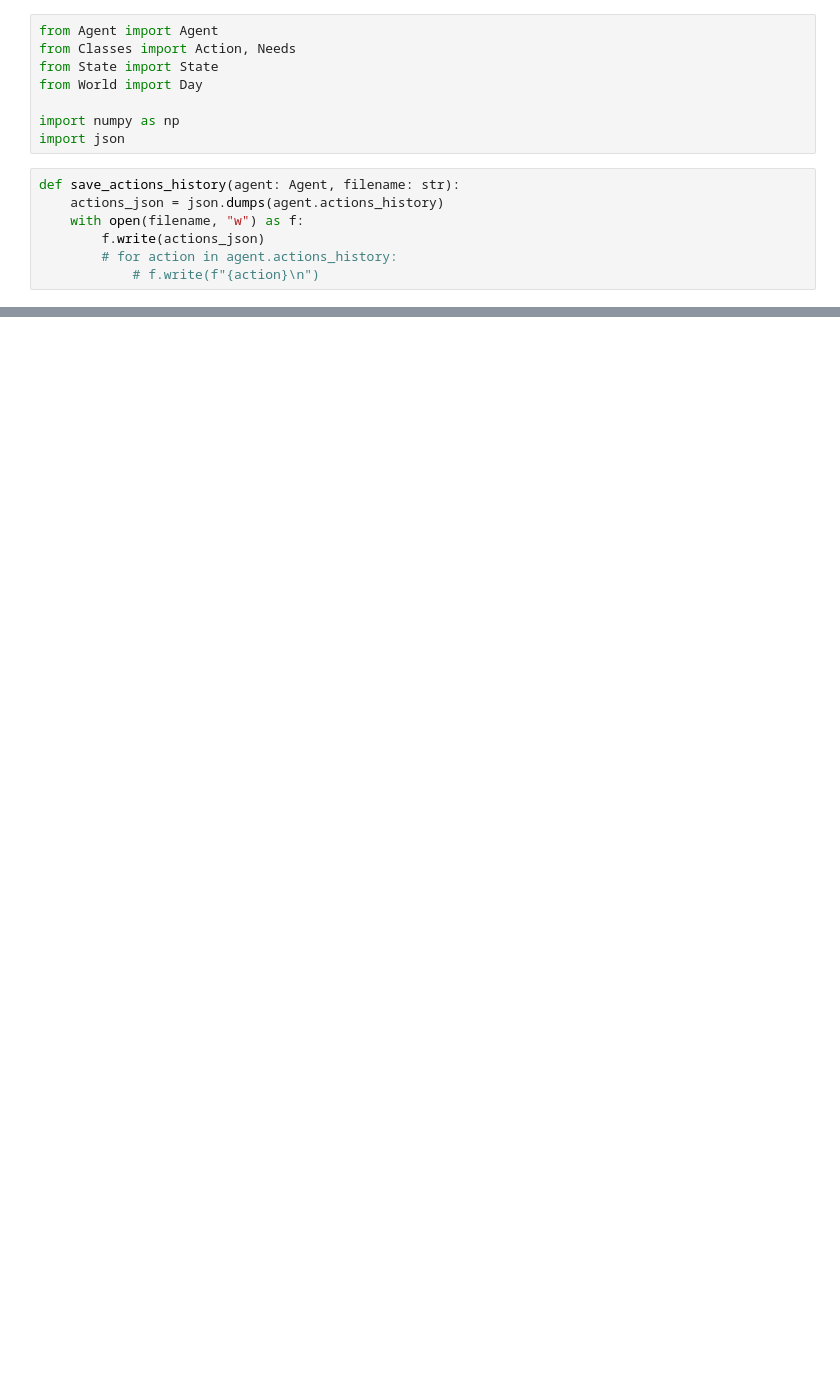
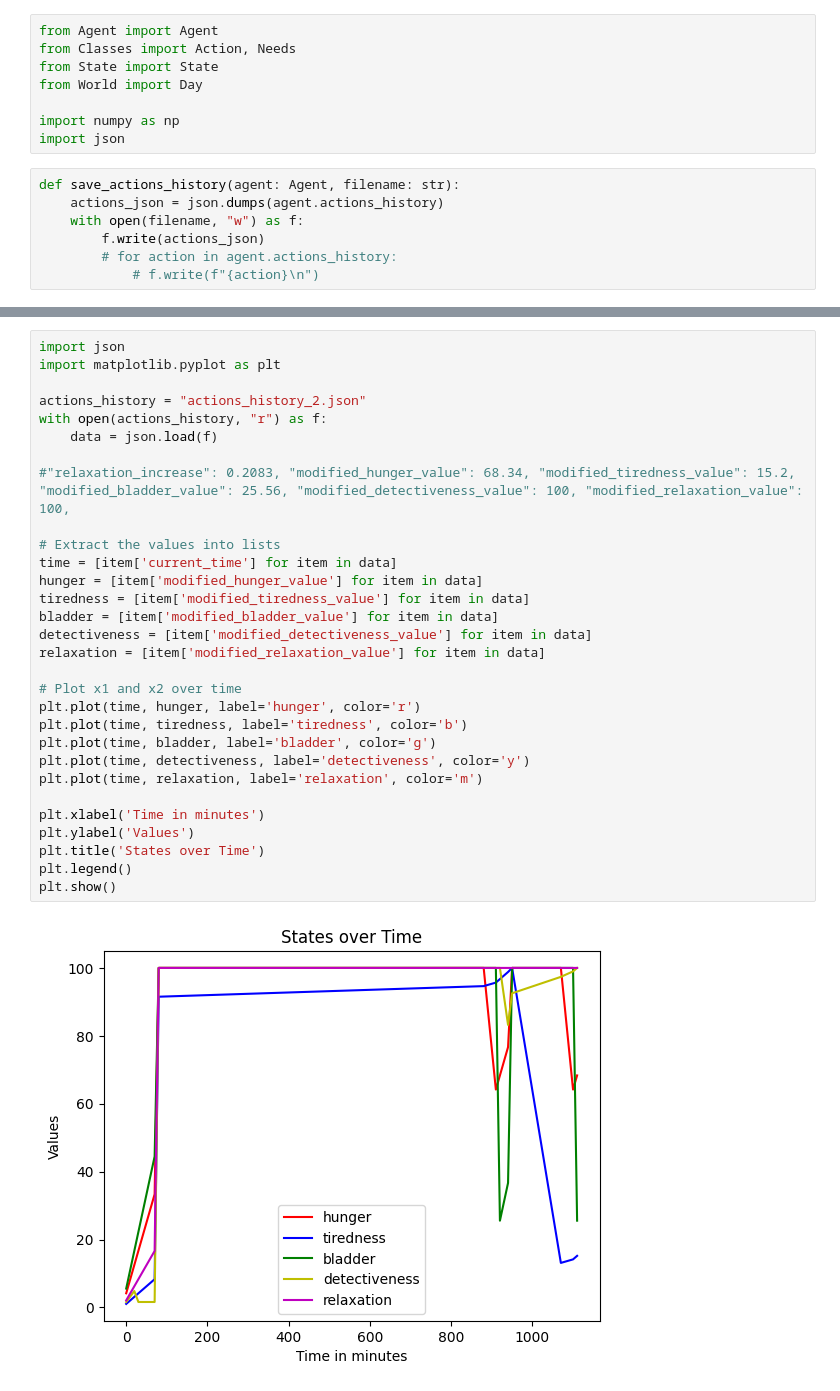
Before and after one commit to AnnieBonav/AISemesterStuff, a Jupyter notebook: Sinnielation/TestingAgent.ipynb, the cells around one changed output, grey strips where cells are left out. Drawn from its saved outputs; the diff is of its cells as text; blank space fills up the shorter version.

Commit message:
Adds relaxation and detectiveness

```diff
--- a/Sinnielation/TestingAgent.ipynb
+++ b/Sinnielation/TestingAgent.ipynb
@@ -262,0 +205,32 @@ Perry T1090 - Hunger: 92.51, Tiredness: 76.24, Bladder: 81.12
+# %%
+import json
+import matplotlib.pyplot as plt
+
+actions_history = "actions_history_2.json"
+with open(actions_history, "r") as f:
+    data = json.load(f)
+
+#"relaxation_increase": 0.2083, "modified_hunger_value": 68.34, "modified_tiredness_value": 15.2, "modified_bladder_value": 25.56, "modified_detectiveness_value": 100, "modified_relaxation_value": 100,
+
+# Extract the values into lists
+time = [item['current_time'] for item in data]
+hunger = [item['modified_hunger_value'] for item in data]
+tiredness = [item['modified_tiredness_value'] for item in data]
+bladder = [item['modified_bladder_value'] for item in data]
+detectiveness = [item['modified_detectiveness_value'] for item in data]
+relaxation = [item['modified_relaxation_value'] for item in data]
+
+# Plot x1 and x2 over time
+plt.plot(time, hunger, label='hunger', color='r')
+plt.plot(time, tiredness, label='tiredness', color='b')
+plt.plot(time, bladder, label='bladder', color='g')
+plt.plot(time, detectiveness, label='detectiveness', color='y')
+plt.plot(time, relaxation, label='relaxation', color='m')
+
+plt.xlabel('Time in minutes')
+plt.ylabel('Values')
+plt.title('States over Time')
+plt.legend()
+plt.show()
+# %% [output]
+[figure, added]
```
Also changed, not shown: parts of 4 cells of this notebook, 8 other files.
